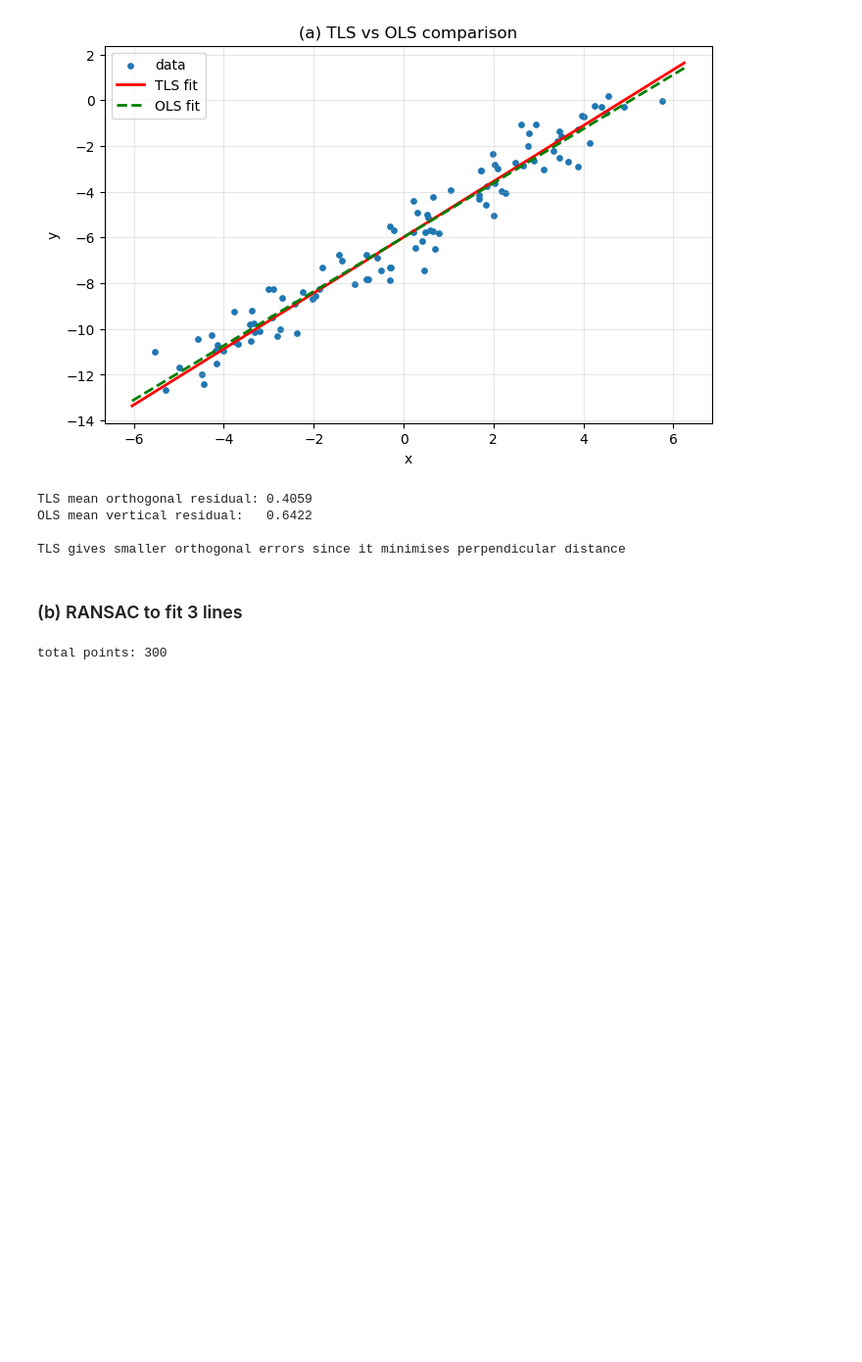
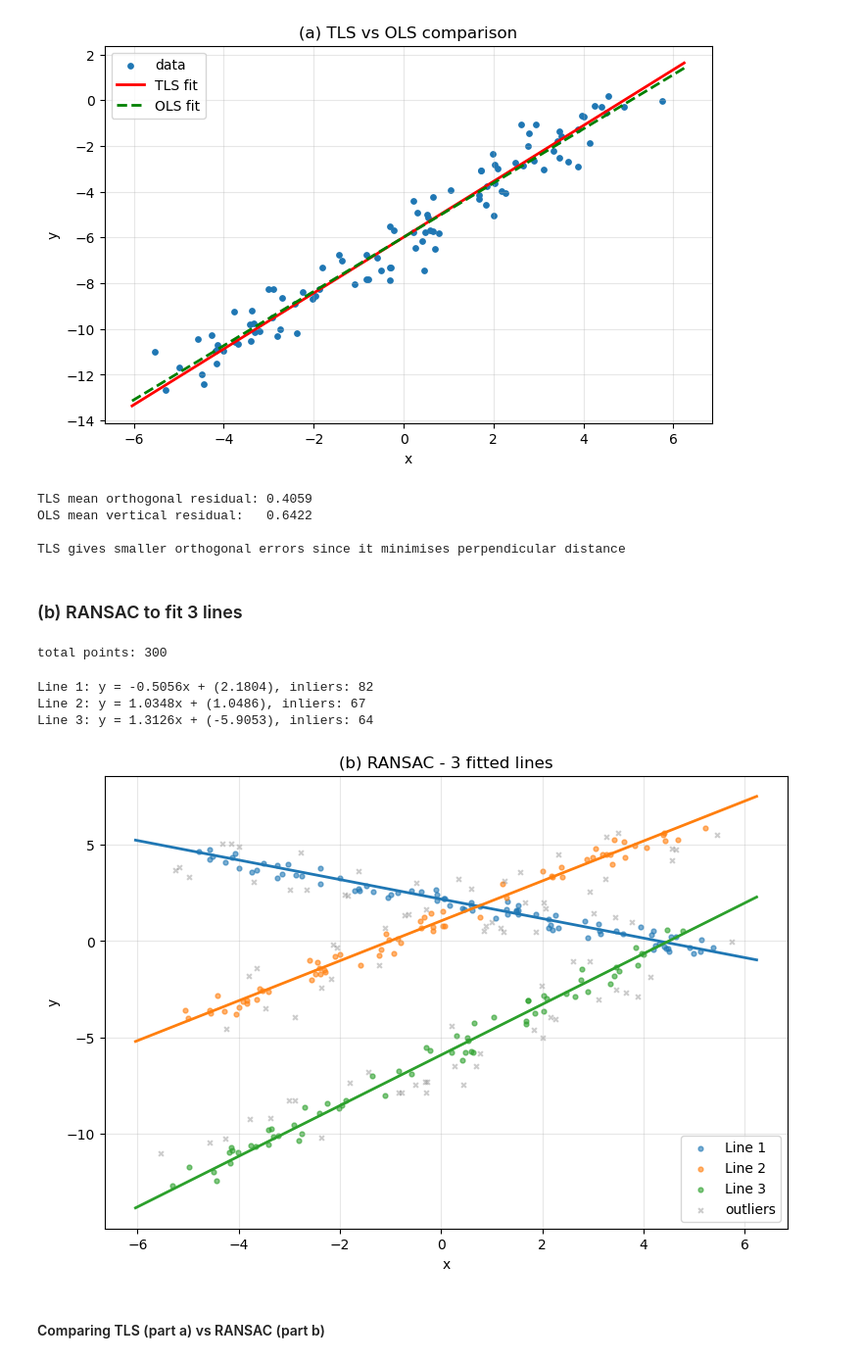
Before and after one commit to JanithRavisanka/Assignment-2, a Jupyter notebook: q1.ipynb, the cells around one changed output. Shown at 98% size. Saved outputs shown, nothing was run; the diff lists cells and outputs as text; code cells hidden in the pictures; blank space fills up the shorter version.

Commit message:
q1 add tls vs ols comparison and ransac vs tls discussion

```diff
--- a/q1.ipynb
+++ b/q1.ipynb
@@ -122,0 +140,41 @@ total points: 300
+# %%
+rem_x = X_all.copy()
+rem_y = Y_all.copy()
+rem_idx = np.arange(len(X_all))
+lines = []
+inlier_sets = []
+for i in range(3):
+    params, mask = ransac_line(rem_x, rem_y)
+    a_r, b_r, c_r = params
+    m_r = -a_r/b_r
+    d_val = -c_r/b_r
+    print(f"Line {i+1}: y = {m_r:.4f}x + ({d_val:.4f}), inliers: {np.sum(mask)}")
+    lines.append(params)
+    inlier_sets.append(rem_idx[mask])
+    rem_x = rem_x[~mask]
+    rem_y = rem_y[~mask]
+    rem_idx = rem_idx[~mask]
+# %% [output]
+Line 1: y = -0.5056x + (2.1804), inliers: 82
+Line 2: y = 1.0348x + (1.0486), inliers: 67
+Line 3: y = 1.3126x + (-5.9053), inliers: 64
+# %%
+plt.figure(figsize=(9, 6))
+colors = ['tab:blue', 'tab:orange', 'tab:green']
+xp = np.linspace(X_all.min() - 0.5, X_all.max() + 0.5, 300)
+for i, (params, inliers) in enumerate(zip(lines, inlier_sets)):
+    a_r, b_r, c_r = params
+    plt.scatter(X_all[inliers], Y_all[inliers], s=12, color=colors[i], alpha=0.6, label=f'Line {i+1}')
+    plt.plot(xp, (-a_r * xp - c_r) / b_r, color=colors[i], lw=2)
+if len(rem_x) > 0:
+    plt.scatter(rem_x, rem_y, s=12, color='gray', alpha=0.4, marker='x', label='outliers')
+plt.xlabel('x')
+plt.ylabel('y')
+plt.title('(b) RANSAC - 3 fitted lines')
+plt.legend()
+plt.grid(alpha=0.3)
+plt.show()
+# %% [output]
+[figure, added]
+# %% [markdown]
+#### Comparing TLS (part a) vs RANSAC (part b)
```
Also changed, not shown: parts of 7 cells of this notebook.
